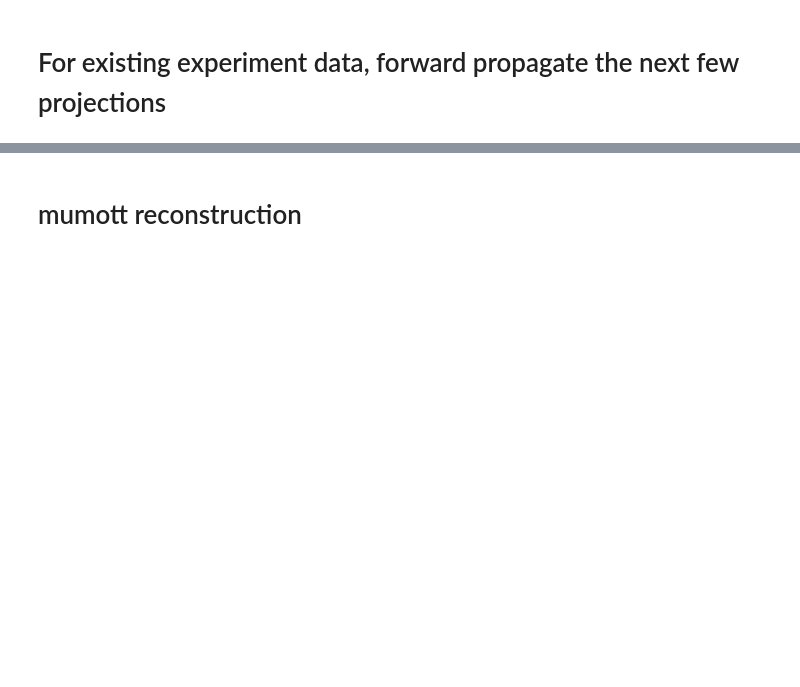
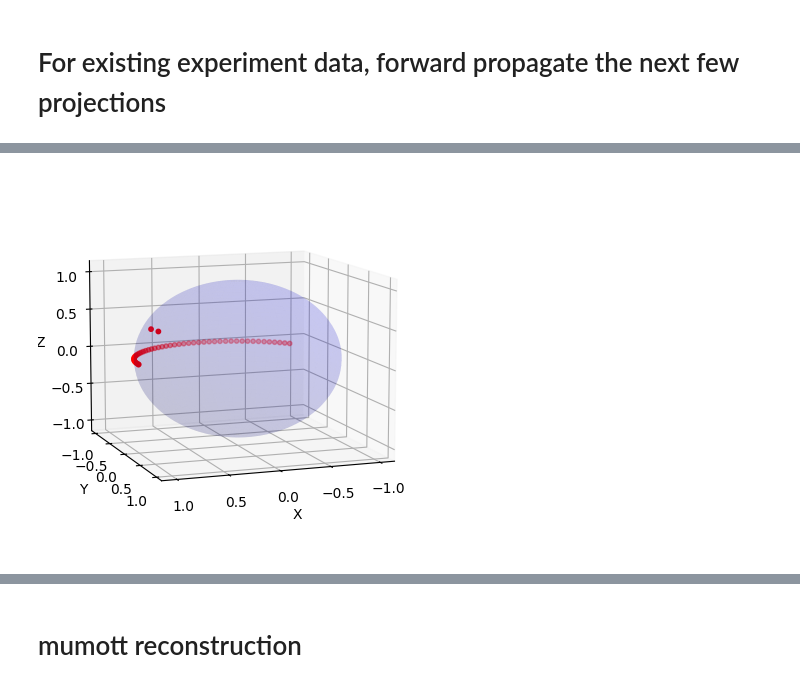
Before and after one commit to lfbarba/smartt, a Jupyter notebook: sici/bone-forward-sici.ipynb, the cells around one changed output, grey strips where cells are left out. Saved outputs shown, nothing was run; the diff lists cells and outputs as text; code cells hidden in the pictures; blank space fills up the shorter version.

```diff
--- a/sici/bone-forward-sici.ipynb
+++ b/sici/bone-forward-sici.ipynb
@@ -81,6 +81,34 @@ indices_to_delete = [i for i in range(247) if i not in indices_to_keep]
 # %%
 for i in sorted(indices_to_delete, reverse=True):
     del projections[i]
+# %%
+#plot original projections
+rotation_angles_rad = dc.geometry.inner_angles[:]
+tilt_angles_rad = list(np.pi/2-np.array(dc.geometry.outer_angles))[:]
+
+r = 1
+x = r * np.sin(tilt_angles_rad) * np.cos(rotation_angles_rad)
+y = r * np.sin(tilt_angles_rad) * np.sin(rotation_angles_rad)
+z = r * np.cos(tilt_angles_rad)
+
+fig = plt.figure()
+ax = fig.add_subplot(111, projection='3d')
+
+u = np.linspace(0, 2 * np.pi, 100)
+v = np.linspace(0, np.pi, 100)
+X = r * np.outer(np.cos(u), np.sin(v))
+Y = r * np.outer(np.sin(u), np.sin(v))
+Z = r * np.outer(np.ones(np.size(u)), np.cos(v))
+
+ax.plot_surface(X, Y, Z, color='b', alpha=0.1)
+ax.scatter(x, y, z, color='r', s=10)
+ax.set_xlabel('X')
+ax.set_ylabel('Y')
+ax.set_zlabel('Z')
+ax.view_init(elev=10, azim=70)
+plt.show()
+# %% [output]
+[figure, added]
 # %%
 #projections used for reconstruction
 projections
```
Also changed, not shown: parts of 10 cells of this notebook, 18 other files.
